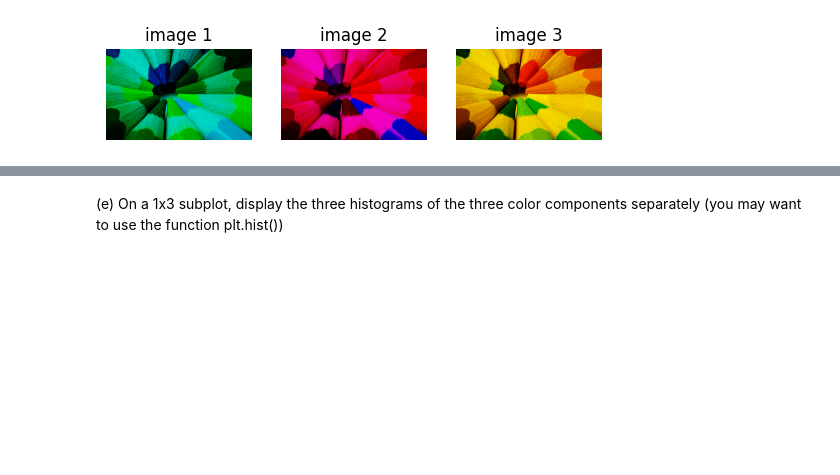
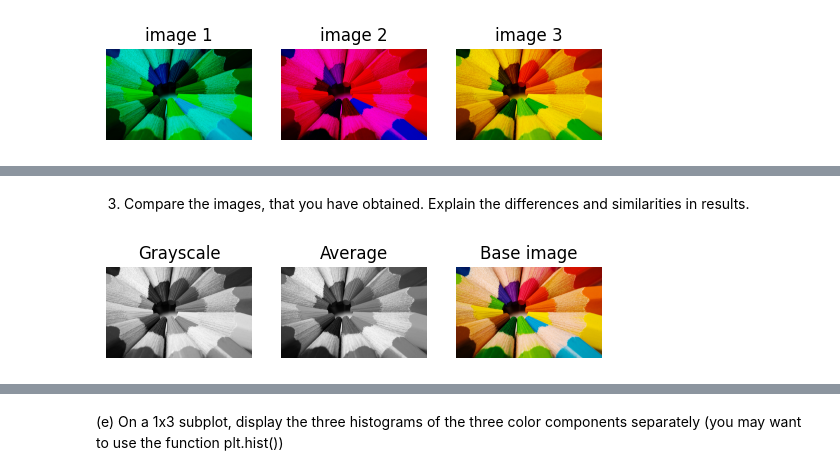
Before and after one commit to Arkanthara/digital_image_processing, a Jupyter notebook: TP1-Basics.ipynb, the cells around one changed output, grey strips where cells are left out. Saved outputs shown, nothing was run; the diff lists cells and outputs as text; code cells hidden in the pictures; blank space fills up the shorter version.

```diff
--- a/TP1-Basics.ipynb
+++ b/TP1-Basics.ipynb
@@ -84,0 +117,19 @@ $$w = [0.2125, 0.7154, 0.0721]$$
+# %% [markdown]
+3. Compare the images, that you have obtained. Explain the differences and similarities in results.
+# %%
+plt.figure()
+plt.subplot(1, 3, 1)
+plt.imshow(grayscale, cmap='gray')
+plt.title("Grayscale")
+plt.axis('off')
+plt.subplot(1, 3, 2)
+plt.imshow(average_channels, cmap='gray')
+plt.title("Average")
+plt.axis('off')
+plt.subplot(1, 3, 3)
+plt.imshow(image)
+plt.title("Base image")
+plt.axis('off')
+plt.show()
+# %% [output]
+[figure, added]
```
Also changed, not shown: parts of 25 cells of this notebook, 1 other file.
